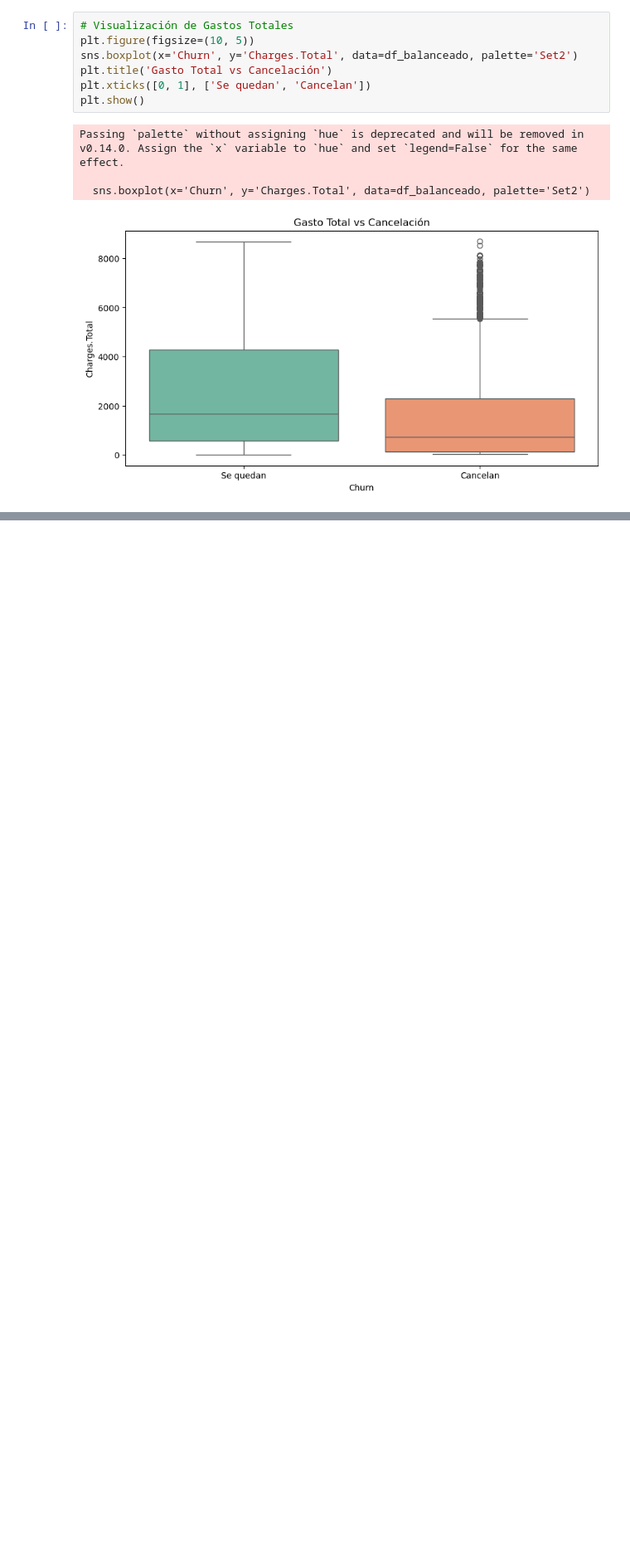
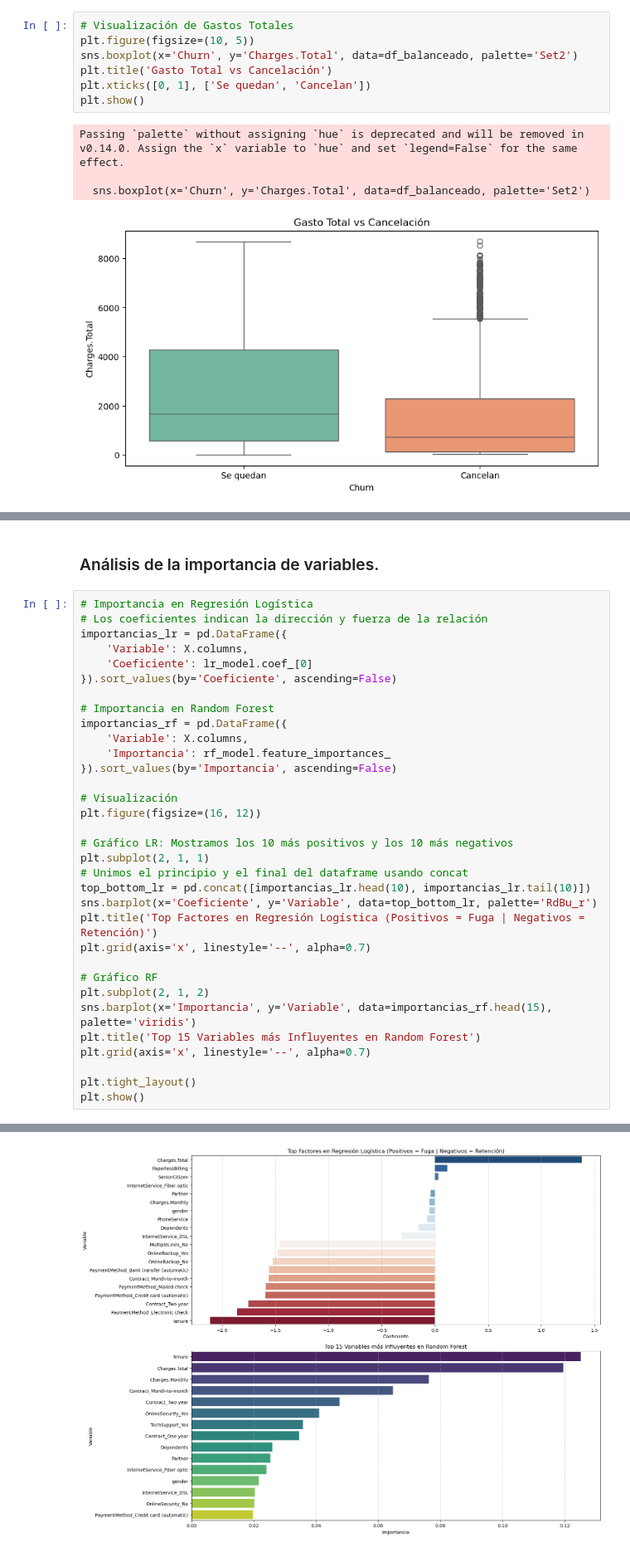
Before and after one commit to OscarLara/ChallengeTelecomX-2, a Jupyter notebook: ChallengeTelecomX-2.ipynb, the cells around one changed output, grey strips where cells are left out. Shown at 83% size. Cells and saved outputs as stored; diff of their text form; blank space fills up the shorter version.

Commit message:
Finalización del proyecto

```diff
--- a/ChallengeTelecomX-2.ipynb
+++ b/ChallengeTelecomX-2.ipynb
@@ -645,0 +755,36 @@ Passing `palette` without assigning `hue` is deprecated and will be removed in v
+# %% [markdown]
+### Análisis de la importancia de variables.
+# %%
+# Importancia en Regresión Logística
+# Los coeficientes indican la dirección y fuerza de la relación
+importancias_lr = pd.DataFrame({
+    'Variable': X.columns,
+    'Coeficiente': lr_model.coef_[0]
+}).sort_values(by='Coeficiente', ascending=False)
+
+# Importancia en Random Forest
+importancias_rf = pd.DataFrame({
+    'Variable': X.columns,
+    'Importancia': rf_model.feature_importances_
+}).sort_values(by='Importancia', ascending=False)
+
+# Visualización
+plt.figure(figsize=(16, 12))
+
+# Gráfico LR: Mostramos los 10 más positivos y los 10 más negativos
+plt.subplot(2, 1, 1)
+# Unimos el principio y el final del dataframe usando concat
+top_bottom_lr = pd.concat([importancias_lr.head(10), importancias_lr.tail(10)])
+sns.barplot(x='Coeficiente', y='Variable', data=top_bottom_lr, palette='RdBu_r')
+plt.title('Top Factores en Regresión Logística (Positivos = Fuga | Negativos = Retención)')
+plt.grid(axis='x', linestyle='--', alpha=0.7)
+
+# Gráfico RF
+plt.subplot(2, 1, 2)
+sns.barplot(x='Importancia', y='Variable', data=importancias_rf.head(15), palette='viridis')
+plt.title('Top 15 Variables más Influyentes en Random Forest')
+plt.grid(axis='x', linestyle='--', alpha=0.7)
+
+plt.tight_layout()
+plt.show()
+# %% [output]
@@ -645,0 +798 @@ Passing `palette` without assigning `hue` is deprecated and will be removed in v
+[figure, added]
```
Also changed, not shown: parts of 11 cells of this notebook.
